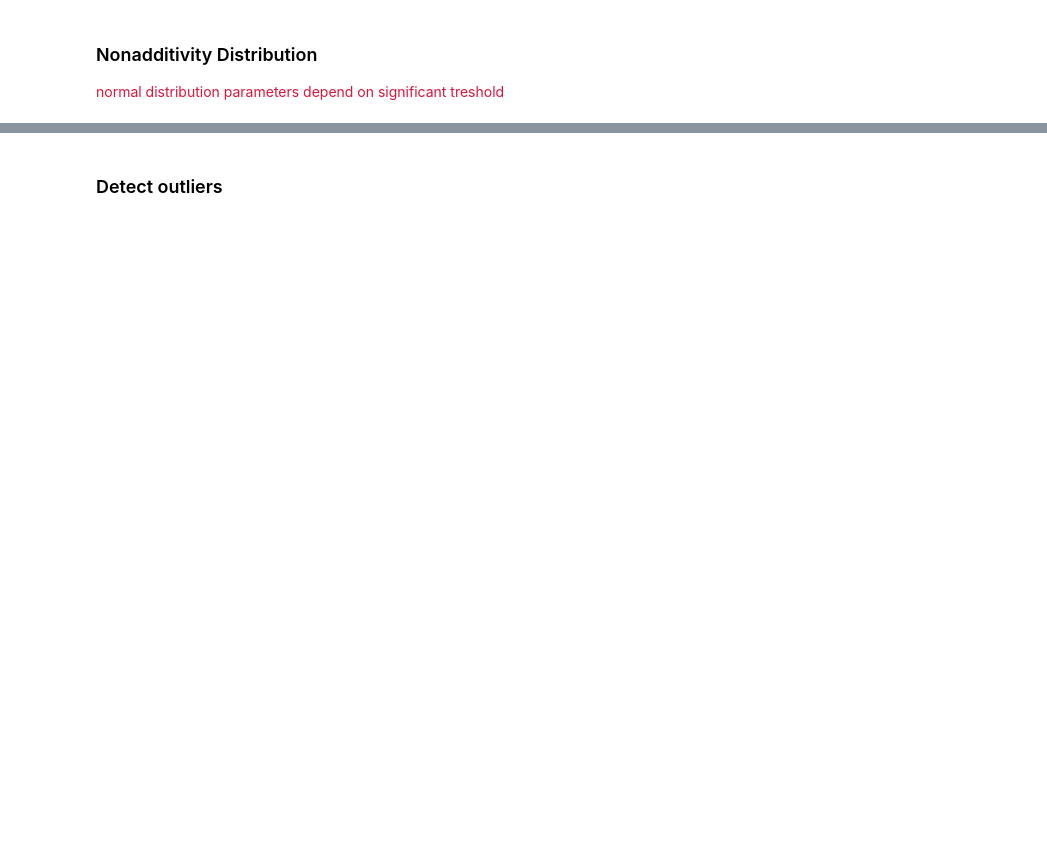
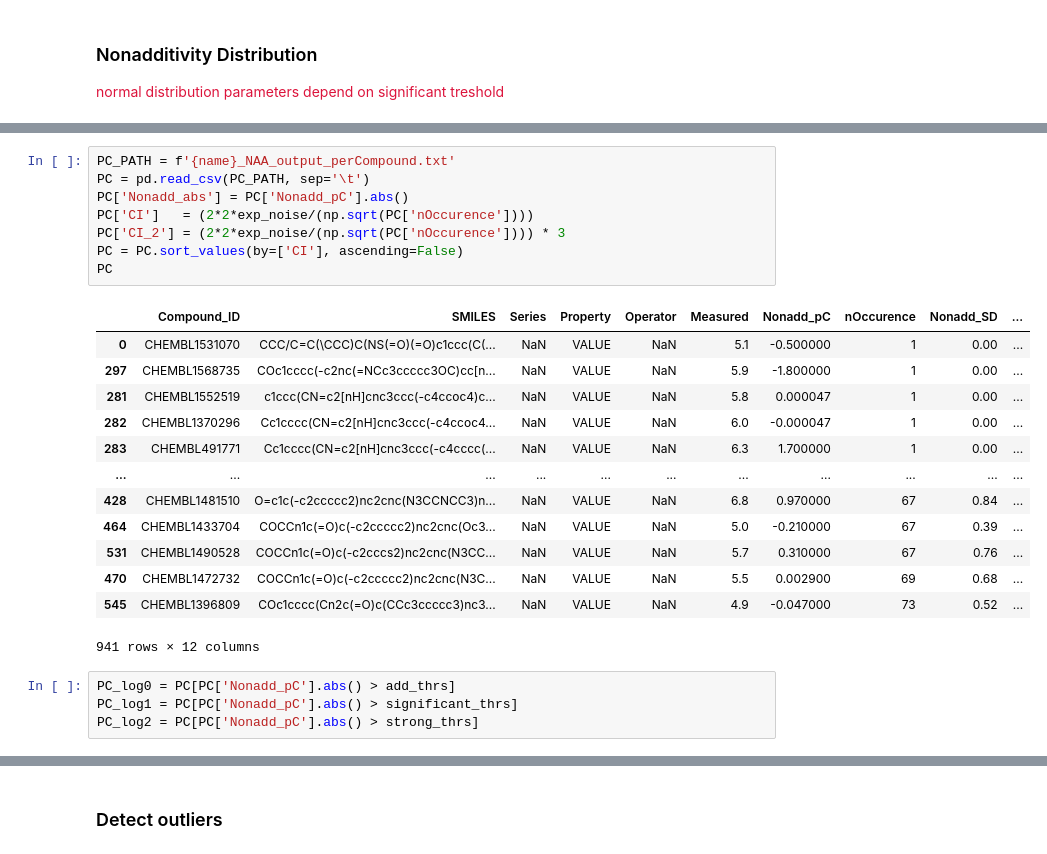
Before and after one commit to MolecularAI/NonadditivityAnalysis, a Jupyter notebook: NAA_Workflow_ChEMBL.ipynb, the cells around one changed output, grey strips where cells are left out. Saved outputs shown, nothing was run; the diff lists cells and outputs as text; blank space fills up the shorter version.

```diff
--- a/NAA_Workflow_ChEMBL.ipynb
+++ b/NAA_Workflow_ChEMBL.ipynb
@@ -174,0 +160,26 @@ NA_distribution(MAIN['Nonadditivity'], normal_dist)
+# %%
+PC_PATH = f'{name}_NAA_output_perCompound.txt'
+PC = pd.read_csv(PC_PATH, sep='\t')
+PC['Nonadd_abs'] = PC['Nonadd_pC'].abs()
+PC['CI']   = (2*2*exp_noise/(np.sqrt(PC['nOccurence'])))
+PC['CI_2'] = (2*2*exp_noise/(np.sqrt(PC['nOccurence']))) * 3
+PC = PC.sort_values(by=['CI'], ascending=False)
+PC
+# %% [output]
+|  | Compound_ID | SMILES | Series | Property | Operator | Measured | Nonadd_pC | nOccurence | Nonadd_SD | ... |
+| 0 | CHEMBL1531070 | CCC/C=C(\CCC)C(NS(=O)(=O)c1ccc(C(... | NaN | VALUE | NaN | 5.1 | -0.500000 | 1 | 0.00 | ... |
+| 297 | CHEMBL1568735 | COc1cccc(-c2nc(=NCc3ccccc3OC)cc[n... | NaN | VALUE | NaN | 5.9 | -1.800000 | 1 | 0.00 | ... |
+| 281 | CHEMBL1552519 | c1ccc(CN=c2[nH]cnc3ccc(-c4ccoc4)c... | NaN | VALUE | NaN | 5.8 | 0.000047 | 1 | 0.00 | ... |
+| 282 | CHEMBL1370296 | Cc1cccc(CN=c2[nH]cnc3ccc(-c4ccoc4... | NaN | VALUE | NaN | 6.0 | -0.000047 | 1 | 0.00 | ... |
+| 283 | CHEMBL491771 | Cc1cccc(CN=c2[nH]cnc3ccc(-c4cccc(... | NaN | VALUE | NaN | 6.3 | 1.700000 | 1 | 0.00 | ... |
+| ... | ... | ... | ... | ... | ... | ... | ... | ... | ... | ... |
+| 428 | CHEMBL1481510 | O=c1c(-c2ccccc2)nc2cnc(N3CCNCC3)n... | NaN | VALUE | NaN | 6.8 | 0.970000 | 67 | 0.84 | ... |
+| 464 | CHEMBL1433704 | COCCn1c(=O)c(-c2ccccc2)nc2cnc(Oc3... | NaN | VALUE | NaN | 5.0 | -0.210000 | 67 | 0.39 | ... |
+| 531 | CHEMBL1490528 | COCCn1c(=O)c(-c2cccs2)nc2cnc(N3CC... | NaN | VALUE | NaN | 5.7 | 0.310000 | 67 | 0.76 | ... |
+| 470 | CHEMBL1472732 | COCCn1c(=O)c(-c2ccccc2)nc2cnc(N3C... | NaN | VALUE | NaN | 5.5 | 0.002900 | 69 | 0.68 | ... |
+| 545 | CHEMBL1396809 | COc1cccc(Cn2c(=O)c(CCc3ccccc3)nc3... | NaN | VALUE | NaN | 4.9 | -0.047000 | 73 | 0.52 | ... |
+941 rows × 12 columns
+# %%
+PC_log0 = PC[PC['Nonadd_pC'].abs() > add_thrs]
+PC_log1 = PC[PC['Nonadd_pC'].abs() > significant_thrs]
+PC_log2 = PC[PC['Nonadd_pC'].abs() > strong_thrs]
```
Also changed, not shown: parts of 23 cells of this notebook.
